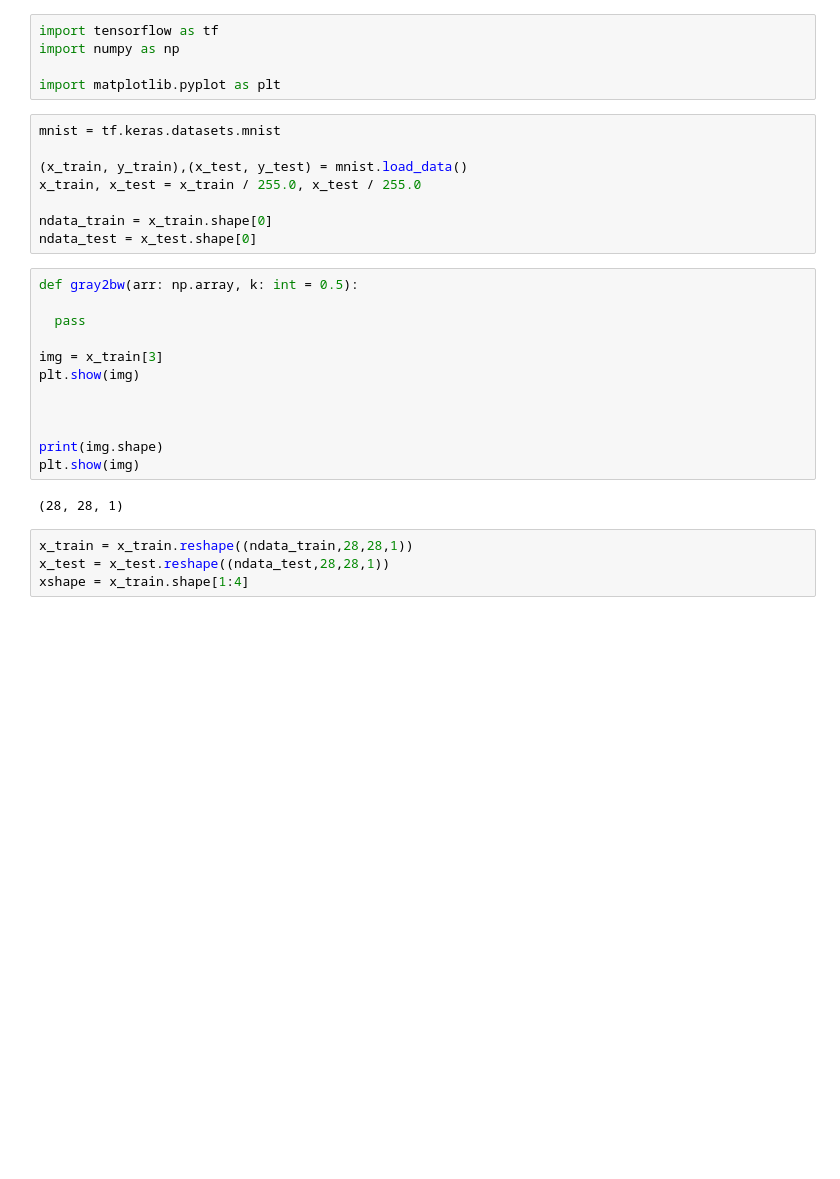
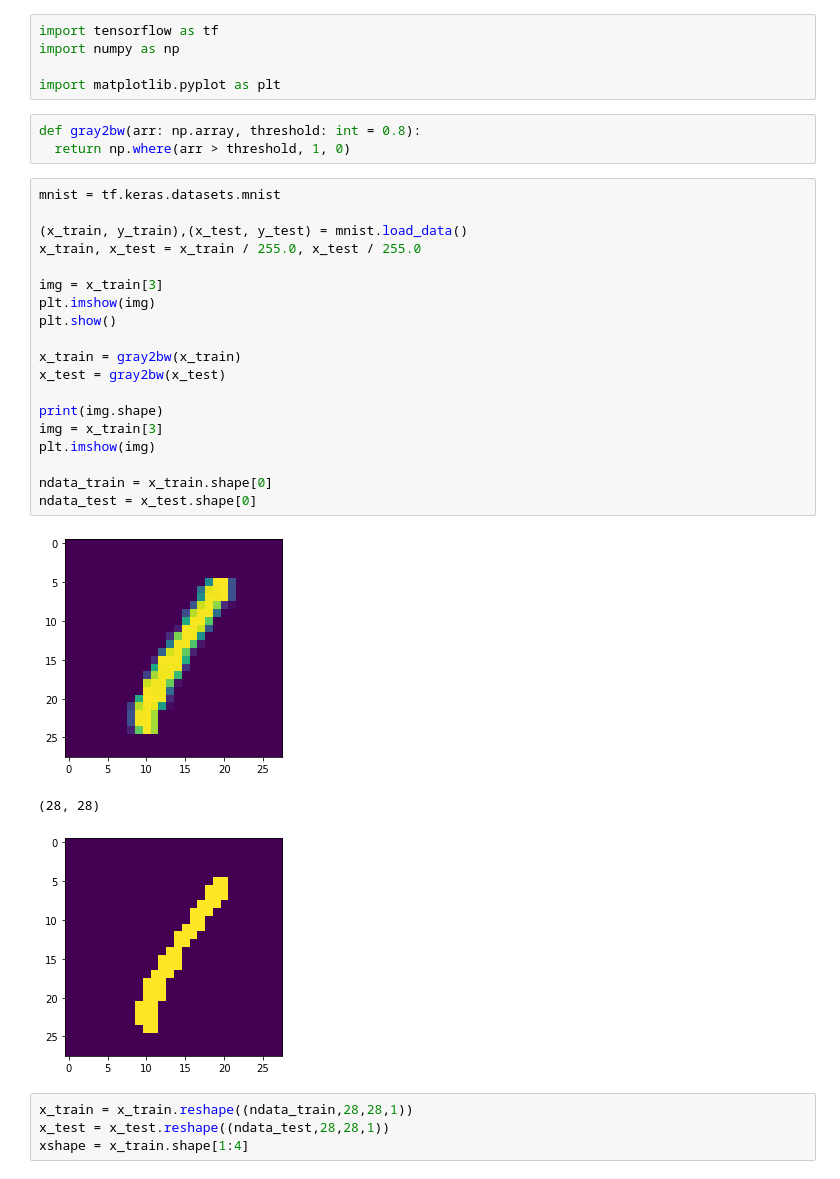
Before and after one commit to rohitashwachaks/advanced_optimisation, a Jupyter notebook: Assignments/HW1.ipynb, the cells around one changed output. Cells and saved outputs as stored; diff of their text form; blank space fills up the shorter version.

```diff
--- a/Assignments/HW1.ipynb
+++ b/Assignments/HW1.ipynb
@@ -9,28 +9,32 @@ import tensorflow as tf
 import numpy as np
 
 import matplotlib.pyplot as plt
+# %%
+def gray2bw(arr: np.array, threshold: int = 0.8):
+  return np.where(arr > threshold, 1, 0)
 # %%
 mnist = tf.keras.datasets.mnist
 
 (x_train, y_train),(x_test, y_test) = mnist.load_data()
 x_train, x_test = x_train / 255.0, x_test / 255.0
 
+img = x_train[3]
+plt.imshow(img)
+plt.show()
+
+x_train = gray2bw(x_train)
+x_test = gray2bw(x_test)
+
+print(img.shape)
+img = x_train[3]
+plt.imshow(img)
+
 ndata_train = x_train.shape[0]
 ndata_test = x_test.shape[0]
+# %% [output]
+[figure, added]
+(28, 28)
+[figure, added]
-# %%
-def gray2bw(arr: np.array, k: int = 0.5):
-
-  pass
-
-img = x_train[3]
-plt.show(img)
-
-
-
-print(img.shape)
-plt.show(img)
-# %% [output]
-(28, 28, 1)
 # %%
 x_train = x_train.reshape((ndata_train,28,28,1))
 x_test = x_test.reshape((ndata_test,28,28,1))
```
Also changed, not shown: parts of 14 cells of this notebook.
